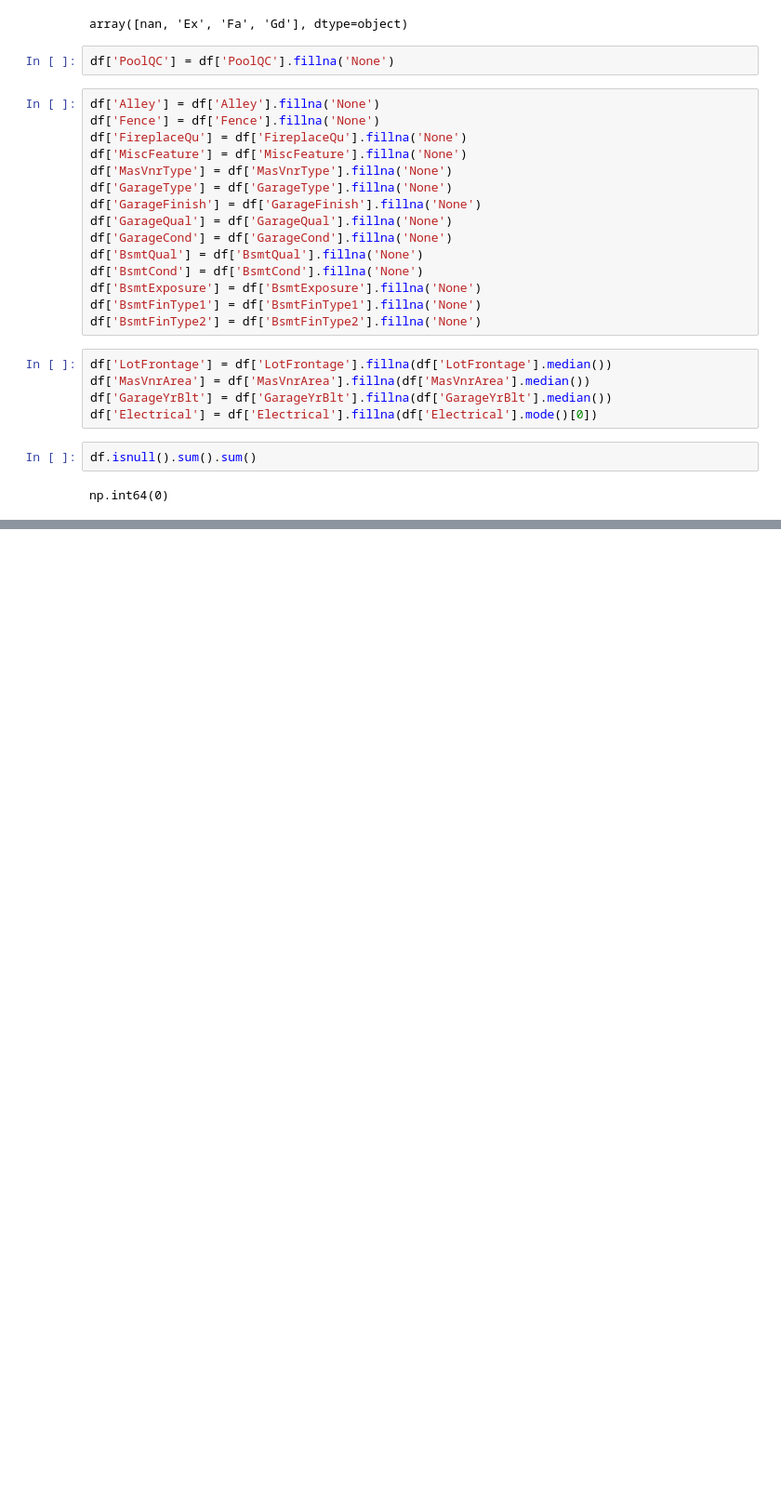
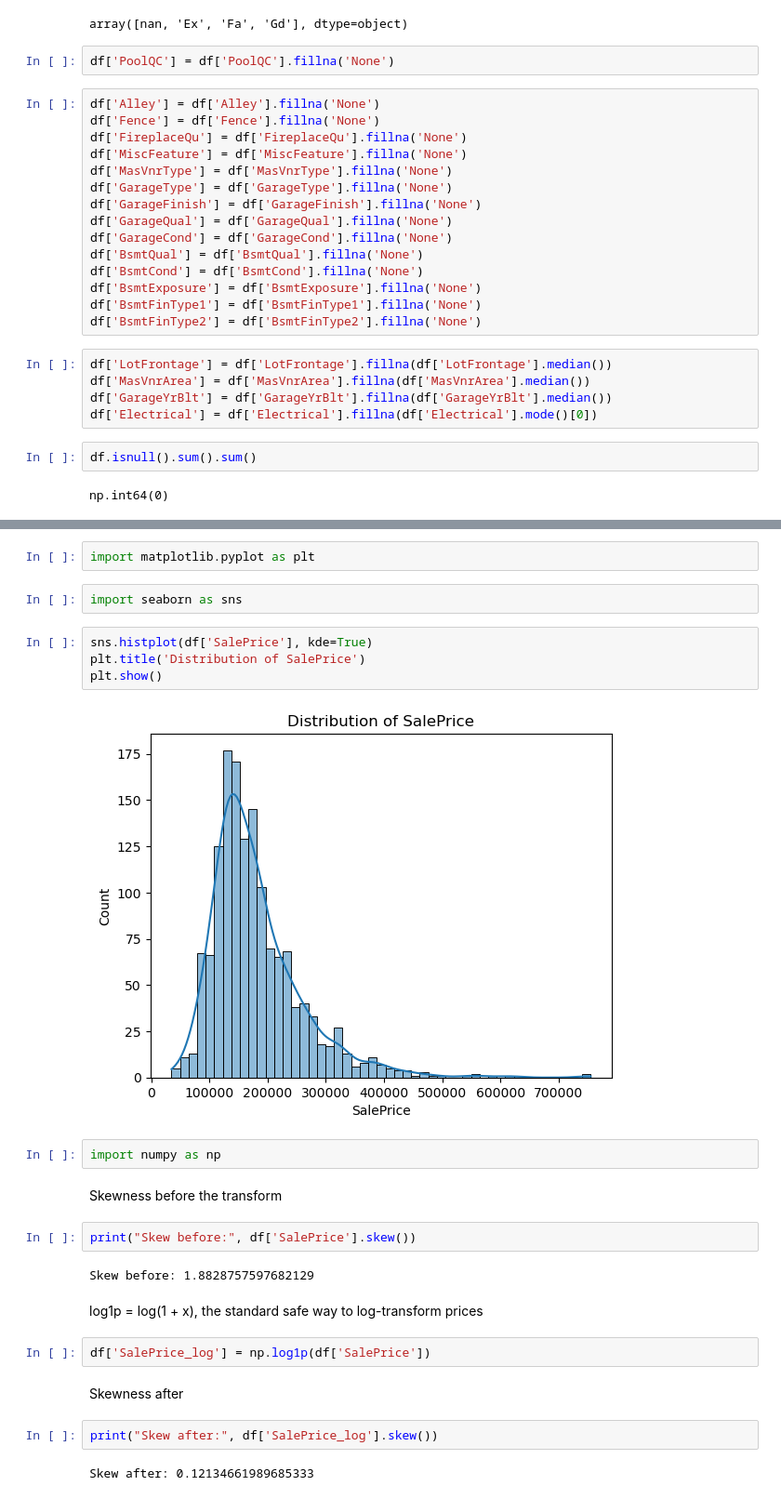
Before and after one commit to VidushiGoel-1/house-price-eda-project, a Jupyter notebook: eda_project.ipynb, the cells around one changed output, grey strips where cells are left out. Shown at 93% size. Saved outputs shown, nothing was run; the diff lists cells and outputs as text; blank space fills up the shorter version.

```diff
--- a/eda_project.ipynb
+++ b/eda_project.ipynb
@@ -135,0 +153,28 @@ np.int64(0)
+# %%
+import matplotlib.pyplot as plt
+# %%
+import seaborn as sns
+# %%
+sns.histplot(df['SalePrice'], kde=True)
+plt.title('Distribution of SalePrice')
+plt.show()
+# %% [output]
+[figure, added]
+# %%
+import numpy as np
+# %% [markdown]
+ Skewness before the transform
+# %%
+print("Skew before:", df['SalePrice'].skew())
+# %% [output]
+Skew before: 1.8828757597682129
+# %% [markdown]
+ log1p = log(1 + x), the standard safe way to log-transform prices
+# %%
+df['SalePrice_log'] = np.log1p(df['SalePrice'])
+# %% [markdown]
+ Skewness after
+# %%
+print("Skew after:", df['SalePrice_log'].skew())
+# %% [output]
+Skew after: 0.12134661989685333
```
Also changed, not shown: parts of 19 cells of this notebook, 1 other file.
